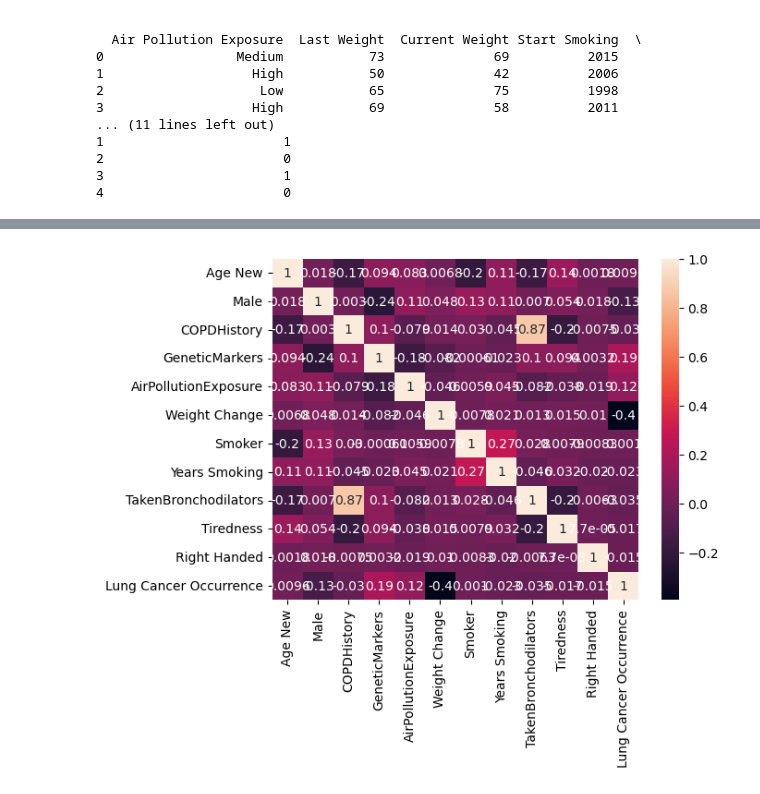
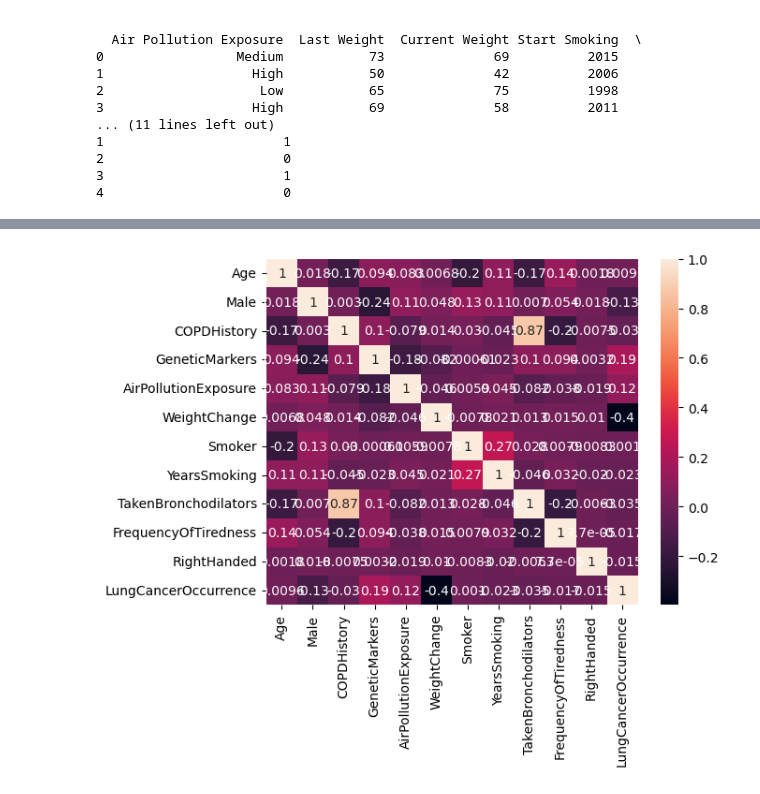
Before and after one commit to jo-yie/aiap16-leong-jo-yie-328F, a Jupyter notebook: eda.ipynb, the cells around one changed output, grey strips where cells are left out. Saved outputs shown, nothing was run; the diff lists cells and outputs as text; code cells hidden in the pictures.

```diff
--- a/eda.ipynb
+++ b/eda.ipynb
@@ -286,0 +284,21 @@ df_clean
+# %%
+# Transforming numeric values
+
+# Transforming 'Last Weight' and 'Current Weight' into 'WeightChange'
+df_clean['WeightChange'] = df_clean['Current Weight'] - df_clean['Last Weight']
+
+# Encoding 'Start Smoking' column to 'Smoker'
+df_clean['Smoker'] = df_clean['Start Smoking'].apply(lambda val:0 if val == 'not applicable' else 1)
+
+# Transforming 'still smoking' in 'Stop Smoking' column into '2024'
+# 2024 is most recent value in 'Stop Smoking' column
+df_clean['StopSmoking'] = df_clean['Stop Smoking'].apply(lambda val:2024 if val == 'still smoking' else val)
+
+# Transforming 'not applicable' in 'Start Smoking' and 'Stop Smoking' to 0
+df_clean['StopSmoking'] = df_clean['StopSmoking'].apply(lambda val:0 if val == 'not applicable' else val)
+df_clean['StartSmoking'] = df_clean['Start Smoking'].apply(lambda val:0 if val == 'not applicable' else val)
+
+# Transforming 'Start Smoking' and 'Stop Smoking' into 'Years Smoking'
+df_clean['StartSmoking'] = df_clean['StartSmoking'].astype('int64')
+df_clean['StopSmoking'] = df_clean['StopSmoking'].astype('int64')
+df_clean['YearsSmoking'] = df_clean['StopSmoking'] - df_clean['StartSmoking']
@@ -372,0 +414,12 @@ df_clean[(df_clean['Age New'] < age_lower) |
+# %%
+# Finalising data
+
+# Selecting columns from df_clean to keep
+df_final = df_clean[['Age New', 'Male', 'COPDHistory', 'GeneticMarkers', 'AirPollutionExposure', 'WeightChange', 'Smoker',
+                     'YearsSmoking', 'TakenBronchodilators', 'FrequencyOfTiredness', 'RightHanded', 'Lung Cancer Occurrence']].copy()
+
+# Renaming columns
+df_final.rename(columns = {'Age New': 'Age', 'Lung Cancer Occurrence': 'LungCancerOccurrence'}, inplace = True)
+
+# Previewing the final data
+df_final.head()
@@ -392,11 +449,6 @@ Index(['ID', 'Age', 'Gender', 'COPD History', 'Genetic Markers',
 # %%
-# Correlation Heatmap
-numerical_features = ['Age New', 'Male', 'COPDHistory', 'GeneticMarkers',
-                      'AirPollutionExposure', 'Weight Change', 'Smoker',
-                      'Years Smoking', 'TakenBronchodilators', 'Tiredness',
-                      'Right Handed', 'Lung Cancer Occurrence']
-
-sns.heatmap(df_clean[numerical_features].corr(), annot = True)
+# Correlation heatmap
+sns.heatmap(df_final.corr(), annot = True)
 plt.show()
 # %% [output]
-[figure, old version]
+[figure, new version]
```
Also changed, not shown: parts of 70 cells of this notebook, 10 other files.
